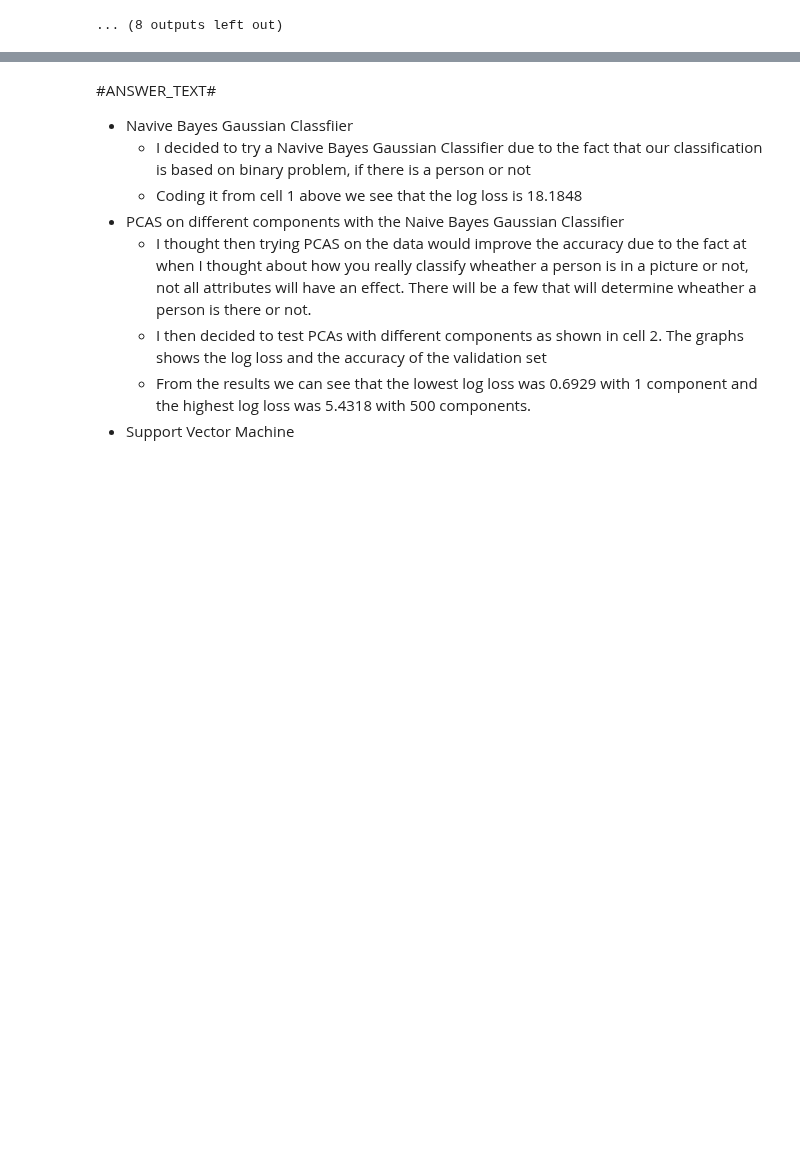
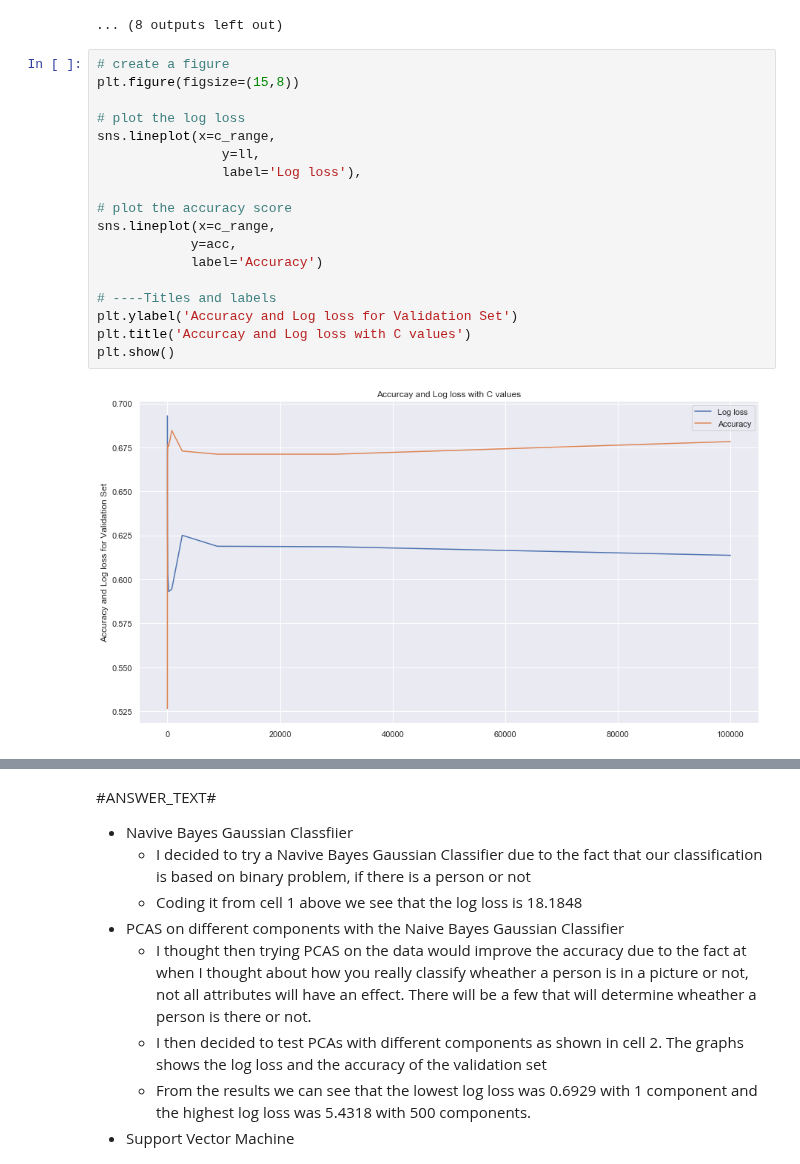
Before and after one commit to aadulan/iaml2018, a Jupyter notebook: Assignments/03_B_MiniChallenge.ipynb, the cells around one changed output, grey strips where cells are left out. Drawn from its saved outputs; the diff is of its cells as text; blank space fills up the shorter version.

Commit message:
add graph for logistic regression

```diff
--- a/Assignments/03_B_MiniChallenge.ipynb
+++ b/Assignments/03_B_MiniChallenge.ipynb
@@ -344,6 +348,26 @@ for c in c_range:
 'C=1.8330 -> log loss = 0.6726, acc = 0.5346'
 'C=6.1585 -> log loss = 0.6517, acc = 0.6424'
 ... (8 outputs left out)
+# %%
+# create a figure
+plt.figure(figsize=(15,8))
+
+# plot the log loss
+sns.lineplot(x=c_range,
+                y=ll,
+                label='Log loss'),
+
+# plot the accuracy score
+sns.lineplot(x=c_range,
+            y=acc,
+            label='Accuracy')
+
+# ----Titles and labels
+plt.ylabel('Accuracy and Log loss for Validation Set')
+plt.title('Accurcay and Log loss with C values')
+plt.show()
+# %% [output]
+[figure, added]
 # %%
 # CELL 6 : TRYING OUT PCAs and C VALUES
 # range for pca components
```
Also changed, not shown: parts of 4 cells of this notebook.
